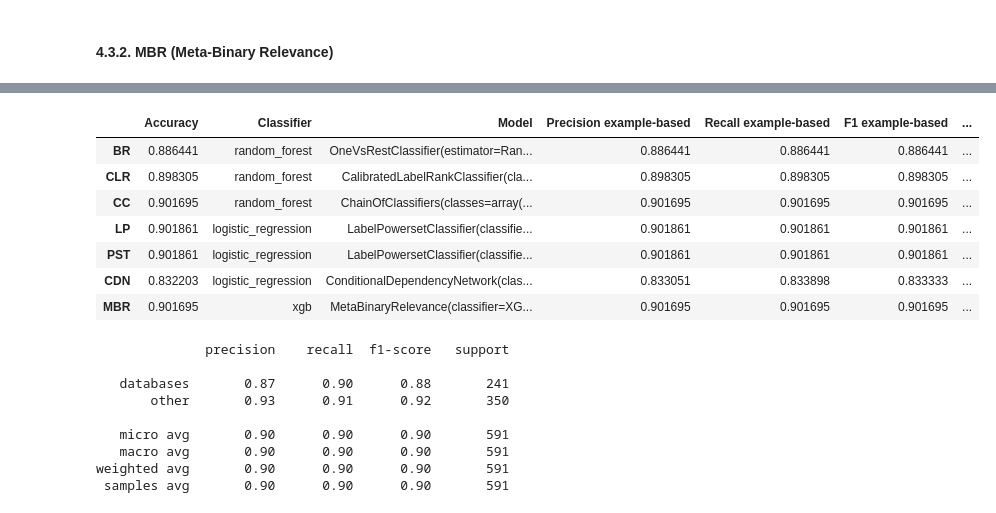
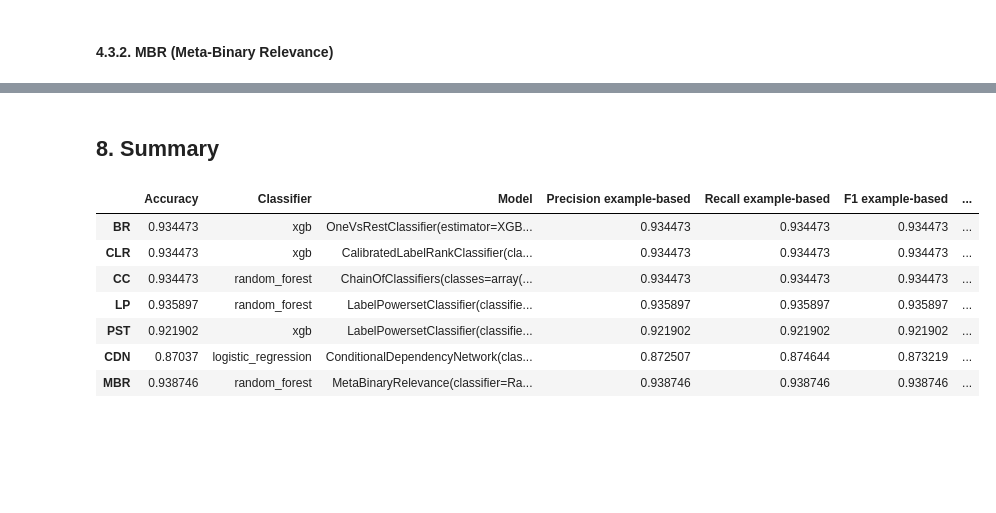
Before and after one commit to IrfEazy/msc-thesis, a Jupyter notebook: MultiLabelClassificationSoftware.ipynb, the cells around one changed output, grey strips where cells are left out. Cells and saved outputs as stored; diff of their text form; code cells hidden in the pictures; blank space fills up the shorter version.

```diff
--- a/MultiLabelClassificationSoftware.ipynb
+++ b/MultiLabelClassificationSoftware.ipynb
@@ -488,0 +642,7 @@ evaluation = {
+# %%
+performances['LP'] = assess_models(
+    x=X_val,
+    y=np.array([list(label_map_lp[yp]) for yp in y_val_lp]),
+    technique=lp,
+    classes=mlb.classes_
+)
@@ -488,0 +675,7 @@ evaluation = {
+# %%
+performances['PST'] = assess_models(
+    x=X_val_pst,
+    y=np.array([list(label_map_pst[yp]) for yp in y_val_pst]),
+    technique=pst,
+    classes=mlb.classes_
+)
@@ -488,0 +715,7 @@ evaluation = {
+# %%
+performances['CDN'] = assess_models(
+    x=X_val,
+    y=y_val,
+    technique=cdn,
+    classes=mlb.classes_
+)
@@ -488,0 +748,7 @@ evaluation = {
+# %%
+performances['MBR'] = assess_models(
+    x=X_val,
+    y=y_val,
+    technique=mbr,
+    classes=mlb.classes_
+)
@@ -489,31 +779,14 @@ evaluation = {
+# %% [markdown]
+## 8. Summary
 # %%
-performances = pd.DataFrame(evaluation).T
+performances = pd.DataFrame(performances).T
 performances
 # %% [output]
 |  | Accuracy | Classifier | Model | Precision example-based | Recall example-based | F1 example-based | ... |
-| BR | 0.886441 | random_forest | OneVsRestClassifier(estimator=Ran... | 0.886441 | 0.886441 | 0.886441 | ... |
-| CLR | 0.898305 | random_forest | CalibratedLabelRankClassifier(cla... | 0.898305 | 0.898305 | 0.898305 | ... |
-| CC | 0.901695 | random_forest | ChainOfClassifiers(classes=array(... | 0.901695 | 0.901695 | 0.901695 | ... |
-| LP | 0.901861 | logistic_regression | LabelPowersetClassifier(classifie... | 0.901861 | 0.901861 | 0.901861 | ... |
-| PST | 0.901861 | logistic_regression | LabelPowersetClassifier(classifie... | 0.901861 | 0.901861 | 0.901861 | ... |
-| CDN | 0.832203 | logistic_regression | ConditionalDependencyNetwork(clas... | 0.833051 | 0.833898 | 0.833333 | ... |
-| MBR | 0.901695 | xgb | MetaBinaryRelevance(classifier=XG... | 0.901695 | 0.901695 | 0.901695 | ... |
+| BR | 0.934473 | xgb | OneVsRestClassifier(estimator=XGB... | 0.934473 | 0.934473 | 0.934473 | ... |
+| CLR | 0.934473 | xgb | CalibratedLabelRankClassifier(cla... | 0.934473 | 0.934473 | 0.934473 | ... |
+| CC | 0.934473 | random_forest | ChainOfClassifiers(classes=array(... | 0.934473 | 0.934473 | 0.934473 | ... |
+| LP | 0.935897 | random_forest | LabelPowersetClassifier(classifie... | 0.935897 | 0.935897 | 0.935897 | ... |
+| PST | 0.921902 | xgb | LabelPowersetClassifier(classifie... | 0.921902 | 0.921902 | 0.921902 | ... |
+| CDN | 0.87037 | logistic_regression | ConditionalDependencyNetwork(clas... | 0.872507 | 0.874644 | 0.873219 | ... |
+| MBR | 0.938746 | random_forest | MetaBinaryRelevance(classifier=Ra... | 0.938746 | 0.938746 | 0.938746 | ... |
-# %%
-z = evaluation['LP']['Model'].predict(X_val_lp)
-
-print(classification_report(
-    y_true=np.array([list(label_map_lp[yp]) for yp in y_val_lp]),
-    y_pred=z,
-    target_names=mlb.classes_,
-    zero_division=0
-))
-# %% [output]
-              precision    recall  f1-score   support
-
-   databases       0.87      0.90      0.88       241
-       other       0.93      0.91      0.92       350
-
-   micro avg       0.90      0.90      0.90       591
-   macro avg       0.90      0.90      0.90       591
-weighted avg       0.90      0.90      0.90       591
- samples avg       0.90      0.90      0.90       591
```
Also changed, not shown: parts of 104 cells of this notebook.
